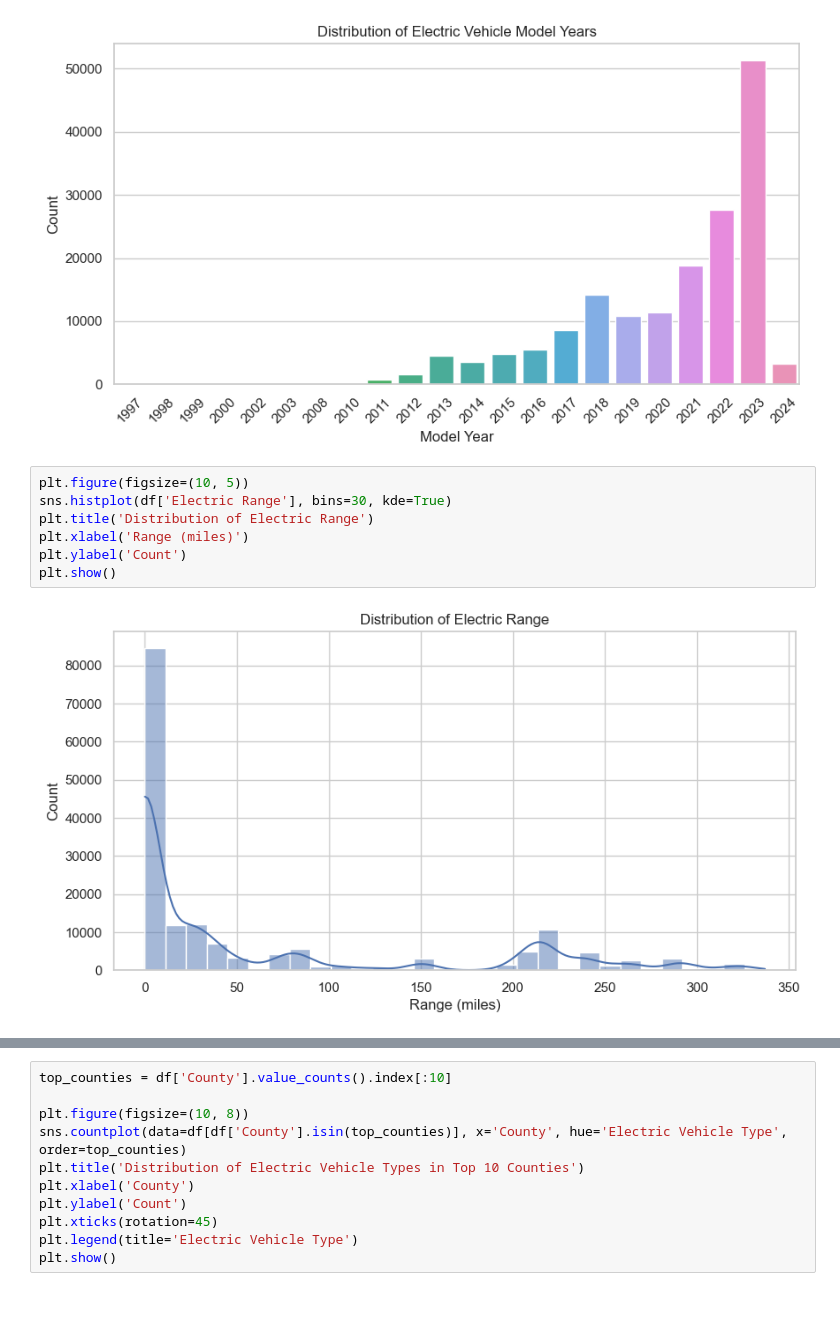
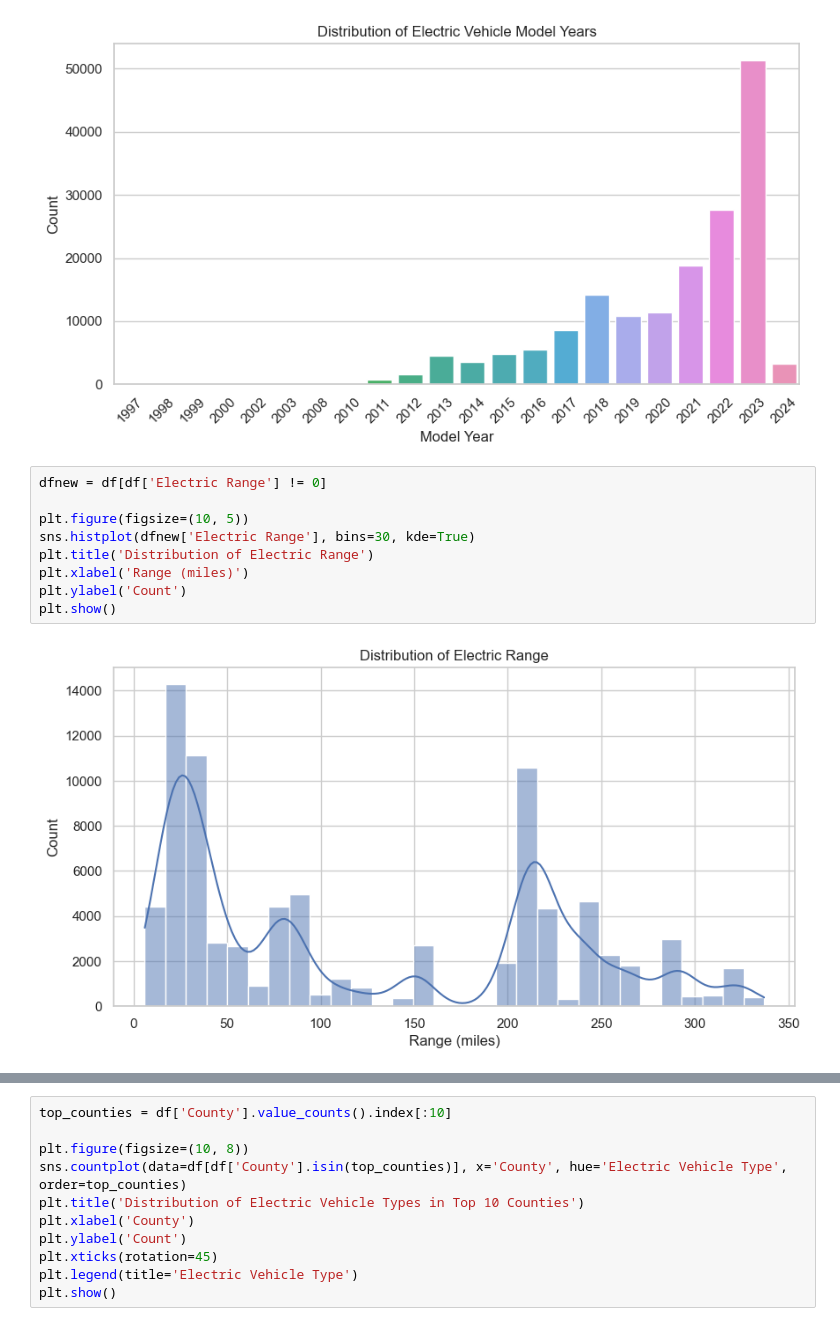
Before and after one commit to Sukhrajb1988/Project3, a Jupyter notebook: Project 3/Sukhraj_Bains_Project3_Explotaory_Nalysis.ipynb, the cells around one changed output, grey strips where cells are left out. Cells and saved outputs as stored; diff of their text form.

```diff
--- a/Project 3/Sukhraj_Bains_Project3_Explotaory_Nalysis.ipynb
+++ b/Project 3/Sukhraj_Bains_Project3_Explotaory_Nalysis.ipynb
@@ -120,12 +138,14 @@ plt.show()
 # %% [output]
 [figure]
 # %%
+dfnew = df[df['Electric Range'] != 0]
+
 plt.figure(figsize=(10, 5))
-sns.histplot(df['Electric Range'], bins=30, kde=True)
+sns.histplot(dfnew['Electric Range'], bins=30, kde=True)
 plt.title('Distribution of Electric Range')
 plt.xlabel('Range (miles)')
 plt.ylabel('Count')
 plt.show()
 # %% [output]
-[figure, old version]
+[figure, new version]
 # %%
```
Also changed, not shown: parts of 4 cells of this notebook.
